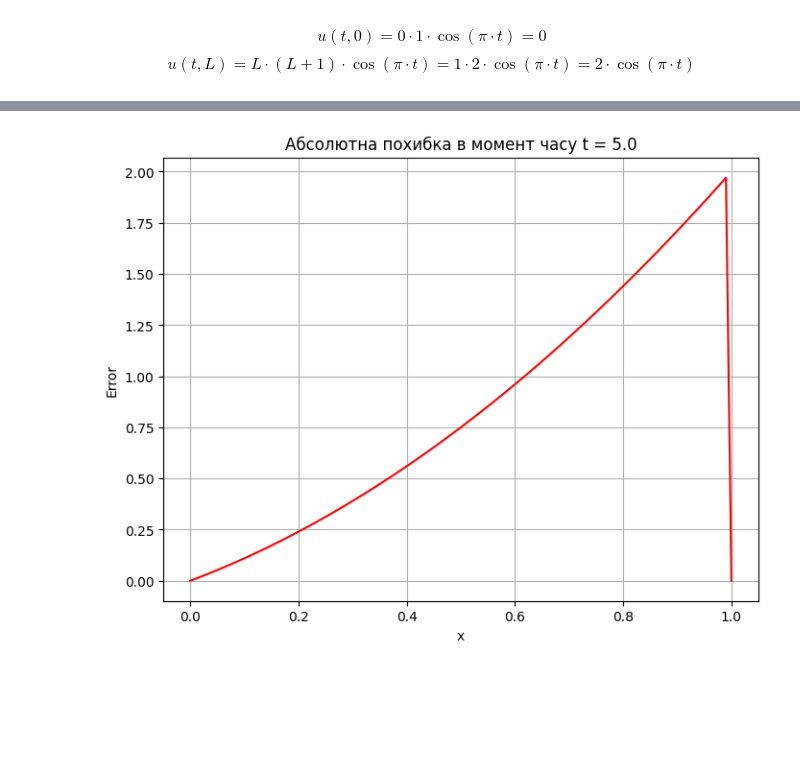
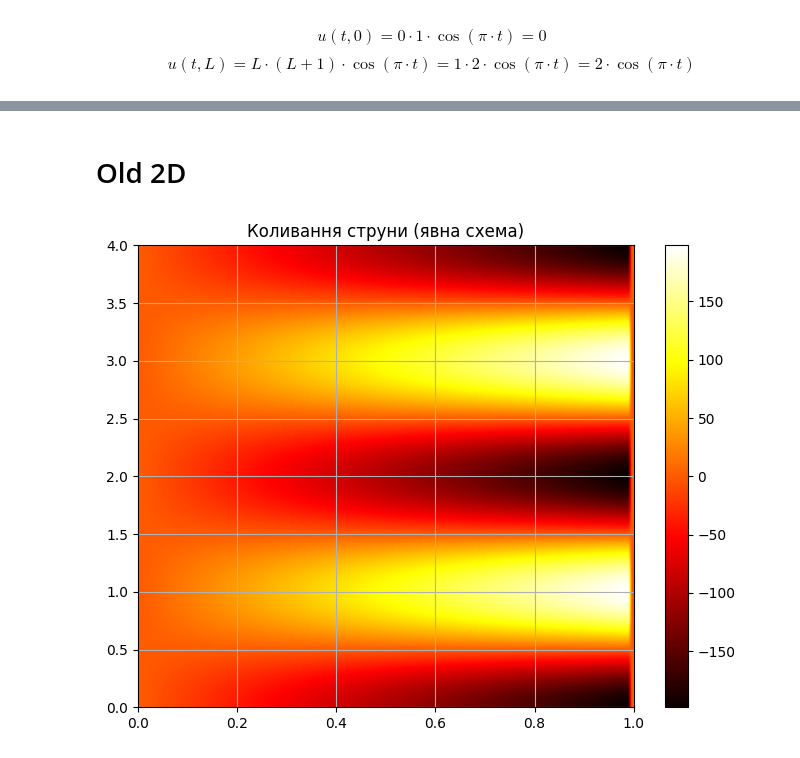
Before and after one commit to KlymentievMaksym/MetOb, a Jupyter notebook: RGR/RGR.ipynb, the cells around one changed output, grey strips where cells are left out. Drawn from its saved outputs; the diff is of its cells as text; code cells hidden in the pictures; blank space fills up the shorter version.

```diff
--- a/RGR/RGR.ipynb
+++ b/RGR/RGR.ipynb
@@ -121,21 +185,12 @@ plt.show()
-# %%
-t_index = -1
-x_plot = x[:-1]
-x_plot = x
-t_ = t[t_index]
-U_ = U[t_index][:-1]
-U_ = U[t_index]
-
-u_exact = u(t_, x_plot)
-
-error = np.abs(U_ - u_exact)
-
-plt.figure(figsize=(8, 6))
-plt.plot(x_plot, error, color='red')
-plt.title(f"Абсолютна похибка в момент часу t = {t_}")
-plt.xlabel("x")
-plt.ylabel("Error")
-plt.grid(True)
-plt.show()
-# %% [output]
-[figure, removed]
+# %% [markdown]
+# Old 2D
+# %%
+fig, ax = plt.subplots(figsize=(8, 6))
+colorbar = ax.imshow(U_old, cmap="hot", aspect="auto", extent=[x[0], x[-1], t[0], t[-1]], origin="lower")
+plt.colorbar(colorbar, ax=ax)
+
+ax.set_title("Коливання струни (явна схема)")
+ax.grid(True)
+plt.show()
+# %% [output]
+[figure, added]
```
Also changed, not shown: parts of 36 cells of this notebook, 7 other files.
